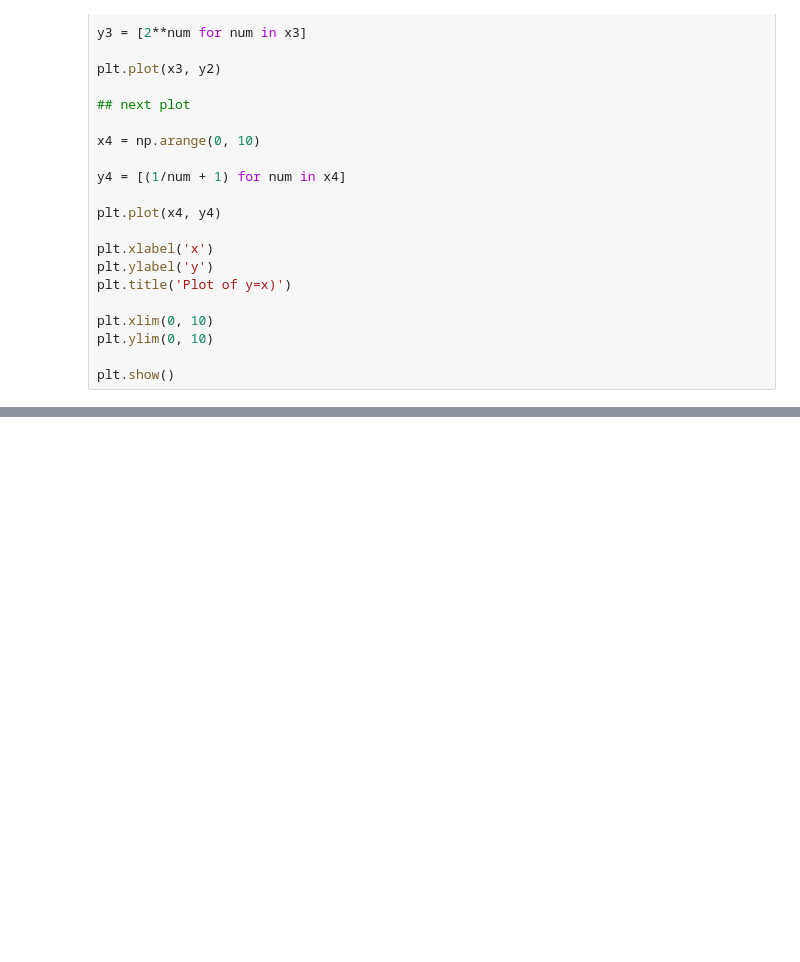
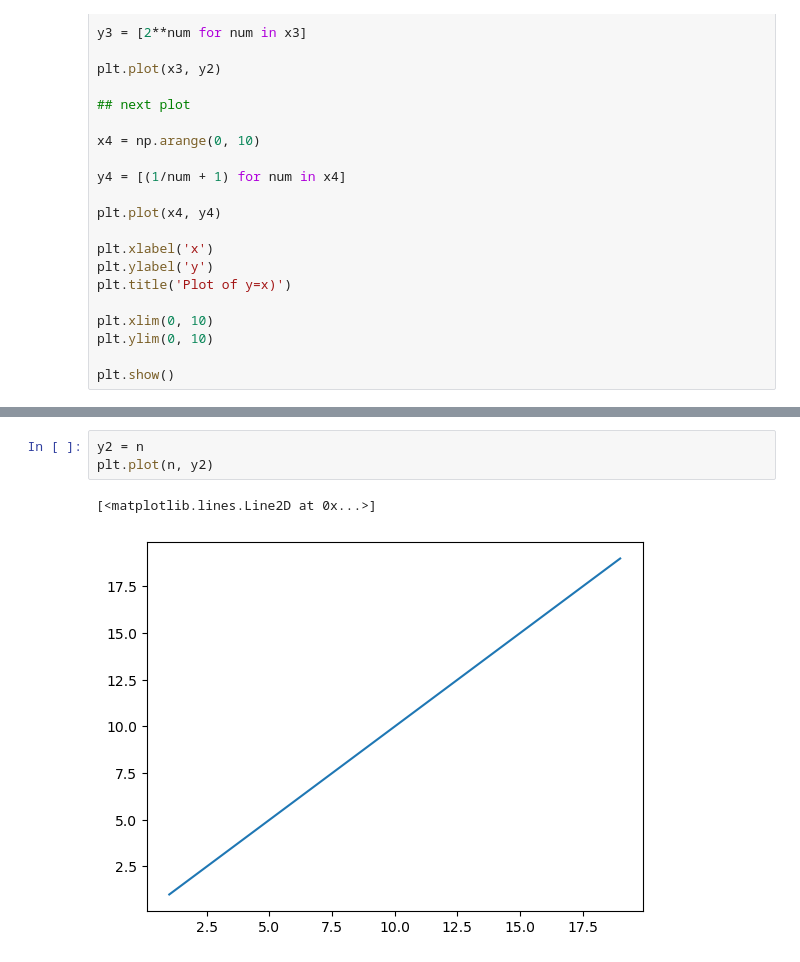
Before and after one commit to mannievilla/numpy-pandas-visualization-exercises, a Jupyter notebook: big_o_notation.ipynb, the cells around one changed output, grey strips where cells are left out. Cells and saved outputs as stored; diff of their text form; blank space fills up the shorter version.

```diff
--- a/big_o_notation.ipynb
+++ b/big_o_notation.ipynb
@@ -75,0 +88,6 @@ plt.plot(n, y)
+# %%
+y2 = n
+plt.plot(n, y2)
+# %% [output]
+[<matplotlib.lines.Line2D at 0x...>]
+[figure, added]
```
Also changed, not shown: parts of 6 cells of this notebook.
